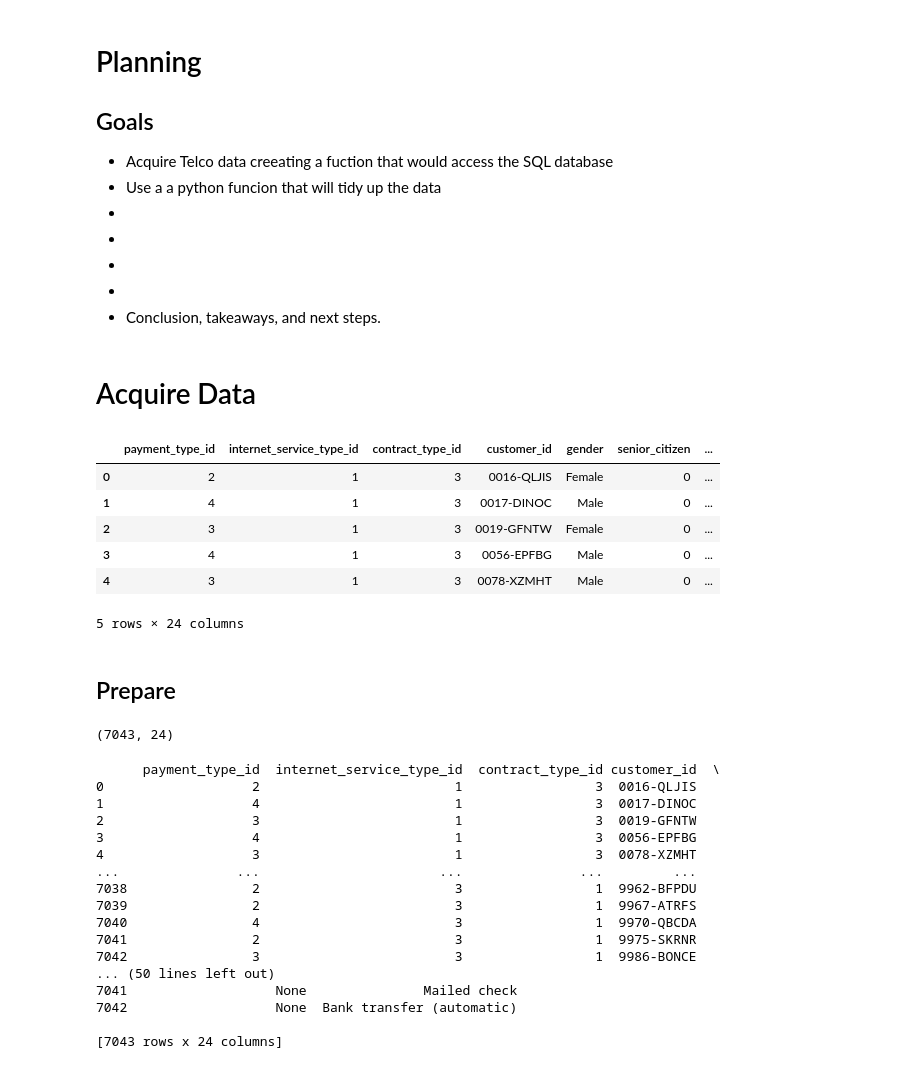
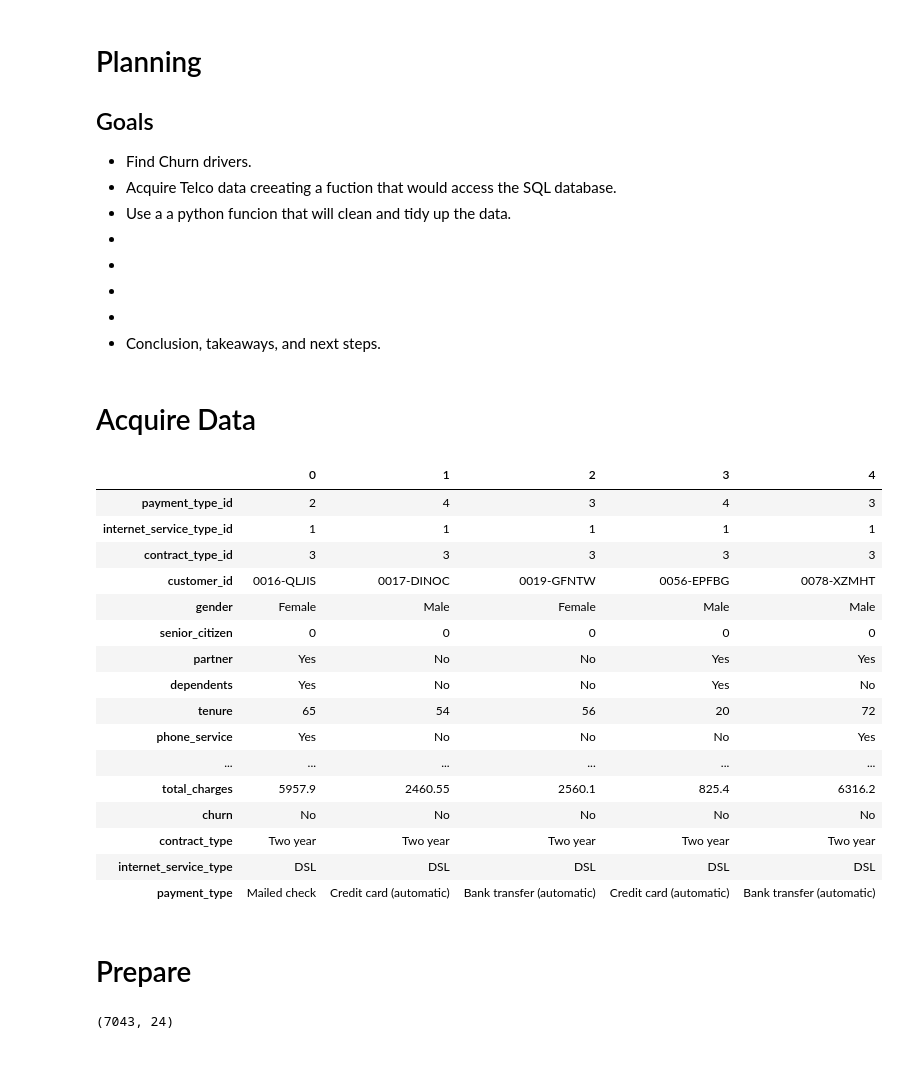
Before and after one commit to VelasquezAlejandro044/telco_classification_project, a Jupyter notebook: telco_churn_project.ipynb, the cells around one changed output. Saved outputs shown, nothing was run; the diff lists cells and outputs as text; code cells hidden in the pictures.

```diff
--- a/telco_churn_project.ipynb
+++ b/telco_churn_project.ipynb
@@ -26,8 +30,9 @@ warnings.filterwarnings("ignore")
 
 ## Goals
 
-- Acquire Telco data creeating a fuction that would access the SQL database
-- Use a a python funcion that will tidy up the data
+- Find Churn drivers.
+- Acquire Telco data creeating a fuction that would access the SQL database.
+- Use a a python funcion that will clean and tidy up the data.
 -
 -
 -
@@ -38,39 +43,29 @@ warnings.filterwarnings("ignore")
 # %%
 # Use the imported function from acquire.py to panda data frame
 df = get_telco_data()
 # View the first 5 recored of data frame a look at our dataframe
-df.head(5)
+df.head(5).T
 # %% [output]
-|  | payment_type_id | internet_service_type_id | contract_type_id | customer_id | gender | senior_citizen | ... |
-| 0 | 2 | 1 | 3 | 0016-QLJIS | Female | 0 | ... |
-| 1 | 4 | 1 | 3 | 0017-DINOC | Male | 0 | ... |
-| 2 | 3 | 1 | 3 | 0019-GFNTW | Female | 0 | ... |
-| 3 | 4 | 1 | 3 | 0056-EPFBG | Male | 0 | ... |
-| 4 | 3 | 1 | 3 | 0078-XZMHT | Male | 0 | ... |
+|  | 0 | 1 | 2 | 3 | 4 |
+| payment_type_id | 2 | 4 | 3 | 4 | 3 |
+| internet_service_type_id | 1 | 1 | 1 | 1 | 1 |
+| contract_type_id | 3 | 3 | 3 | 3 | 3 |
+| customer_id | 0016-QLJIS | 0017-DINOC | 0019-GFNTW | 0056-EPFBG | 0078-XZMHT |
+| gender | Female | Male | Female | Male | Male |
+| senior_citizen | 0 | 0 | 0 | 0 | 0 |
+| partner | Yes | No | No | Yes | Yes |
+| dependents | Yes | No | No | Yes | No |
+| tenure | 65 | 54 | 56 | 20 | 72 |
+| phone_service | Yes | No | No | No | Yes |
+| ... | ... | ... | ... | ... | ... |
+| total_charges | 5957.9 | 2460.55 | 2560.1 | 825.4 | 6316.2 |
+| churn | No | No | No | No | No |
+| contract_type | Two year | Two year | Two year | Two year | Two year |
+| internet_service_type | DSL | DSL | DSL | DSL | DSL |
+| payment_type | Mailed check | Credit card (automatic) | Bank transfer (automatic) | Credit card (automatic) | Bank transfer (automatic) |
-5 rows × 24 columns
-# %% [markdown]
-## Prepare
+# %% [markdown]
+# Prepare
 # %%
 df.shape
 # %% [output]
 (7043, 24)
-# %%
-print(df)
-# %% [output]
-      payment_type_id  internet_service_type_id  contract_type_id customer_id  \
-0                   2                         1                 3  0016-QLJIS
-1                   4                         1                 3  0017-DINOC
-2                   3                         1                 3  0019-GFNTW
-3                   4                         1                 3  0056-EPFBG
-4                   3                         1                 3  0078-XZMHT
-...               ...                       ...               ...         ...
-7038                2                         3                 1  9962-BFPDU
-7039                2                         3                 1  9967-ATRFS
-7040                4                         3                 1  9970-QBCDA
-7041                2                         3                 1  9975-SKRNR
-7042                3                         3                 1  9986-BONCE
-... (50 lines left out)
-7041                   None               Mailed check
-7042                   None  Bank transfer (automatic)
-
-[7043 rows x 24 columns]
```
Also changed, not shown: parts of 12 cells of this notebook, 1 other file.
